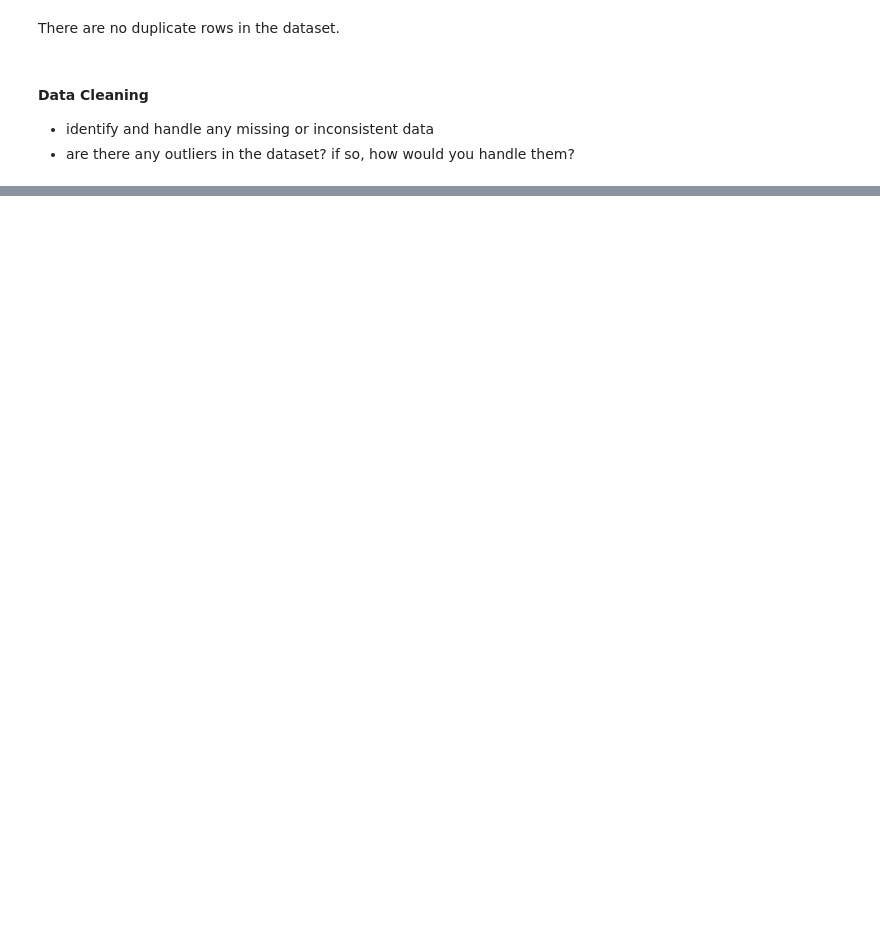
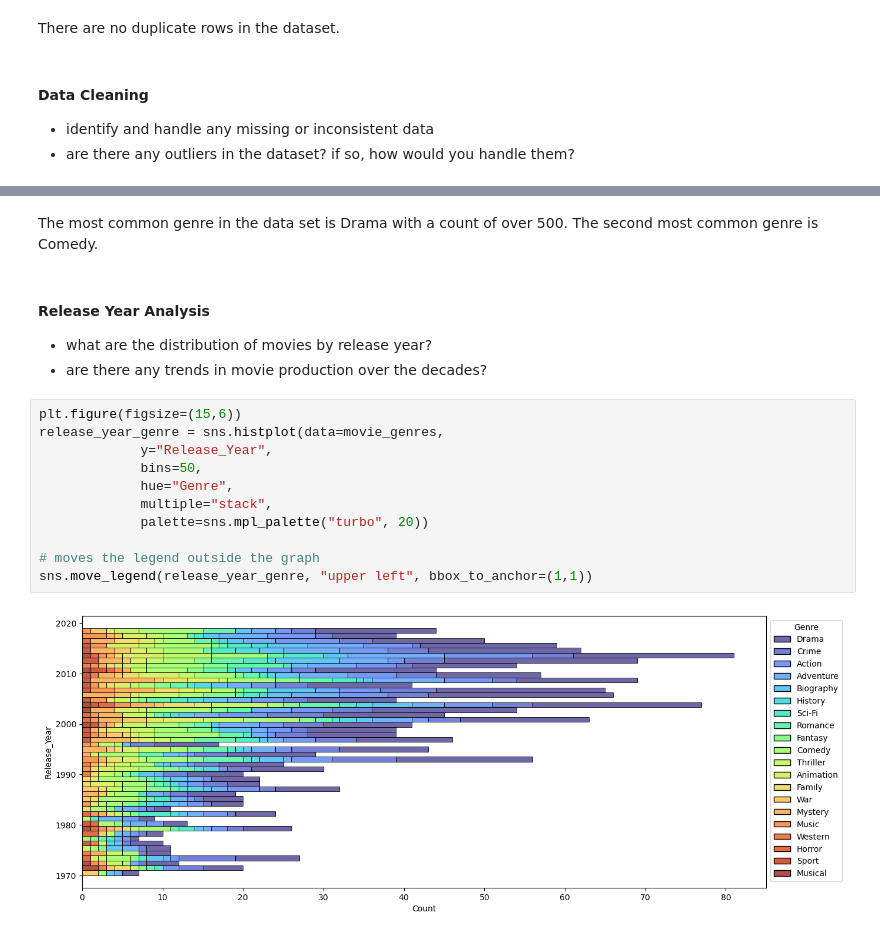
Before and after one commit to okashashuda/data-analysis-movies, a Jupyter notebook: movies-analysis.ipynb, the cells around one changed output, grey strips where cells are left out. Saved outputs shown, nothing was run; the diff lists cells and outputs as text; blank space fills up the shorter version.

```diff
--- a/movies-analysis.ipynb
+++ b/movies-analysis.ipynb
@@ -73,0 +200,19 @@ data.sort_values(by=["Gross"], ascending=False)
+# %% [markdown]
+The most common genre in the data set is Drama with a count of over 500. The second most common genre is Comedy.
+# %% [markdown]
+#### **Release Year Analysis**
+- what are the distribution of movies by release year?
+- are there any trends in movie production over the decades?
+# %%
+plt.figure(figsize=(15,6))
+release_year_genre = sns.histplot(data=movie_genres,
+             y="Release_Year",
+             bins=50,
+             hue="Genre",
+             multiple="stack",
+             palette=sns.mpl_palette("turbo", 20))
+
+# moves the legend outside the graph
+sns.move_legend(release_year_genre, "upper left", bbox_to_anchor=(1,1))
+# %% [output]
+[figure, added]
```
Also changed, not shown: parts of 33 cells of this notebook.
